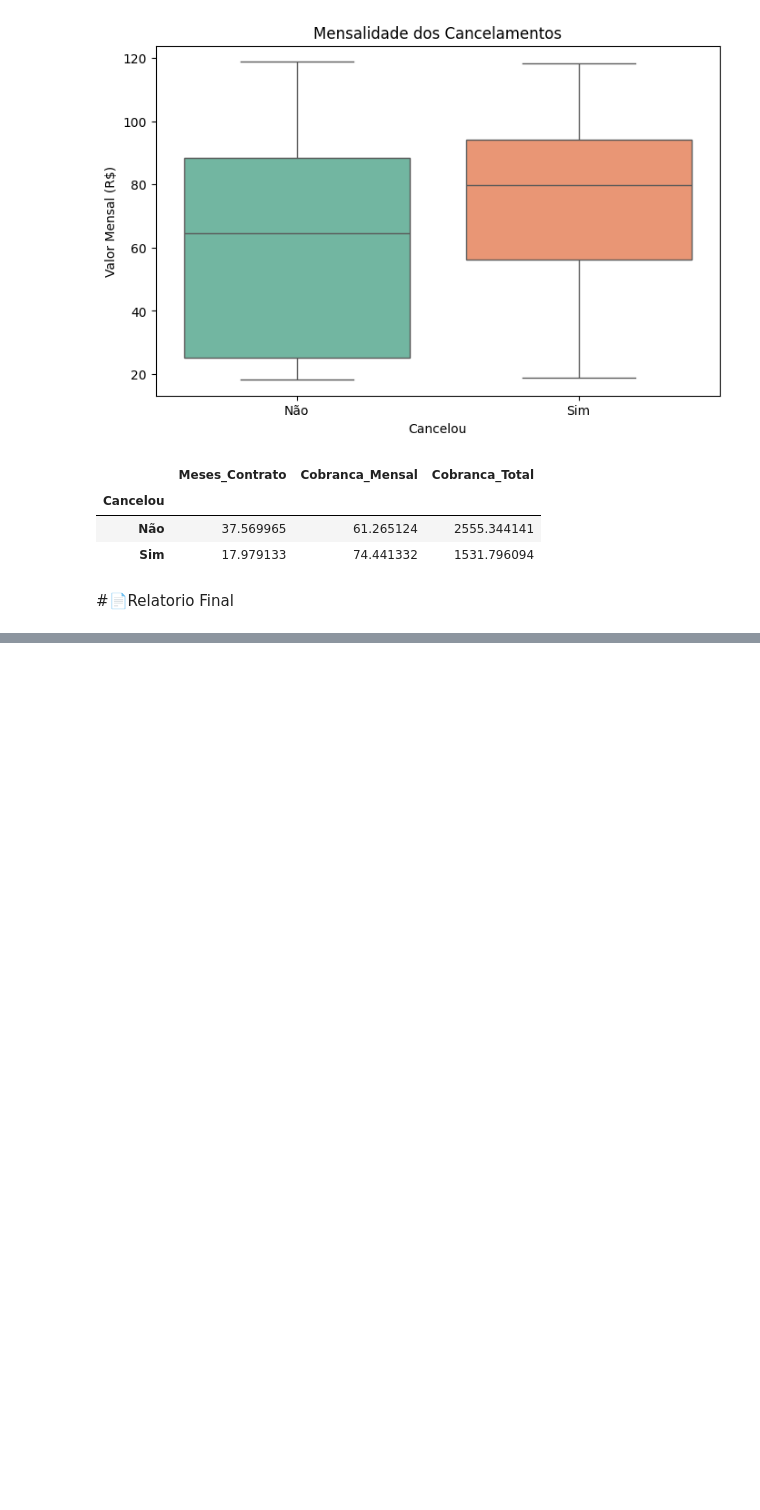
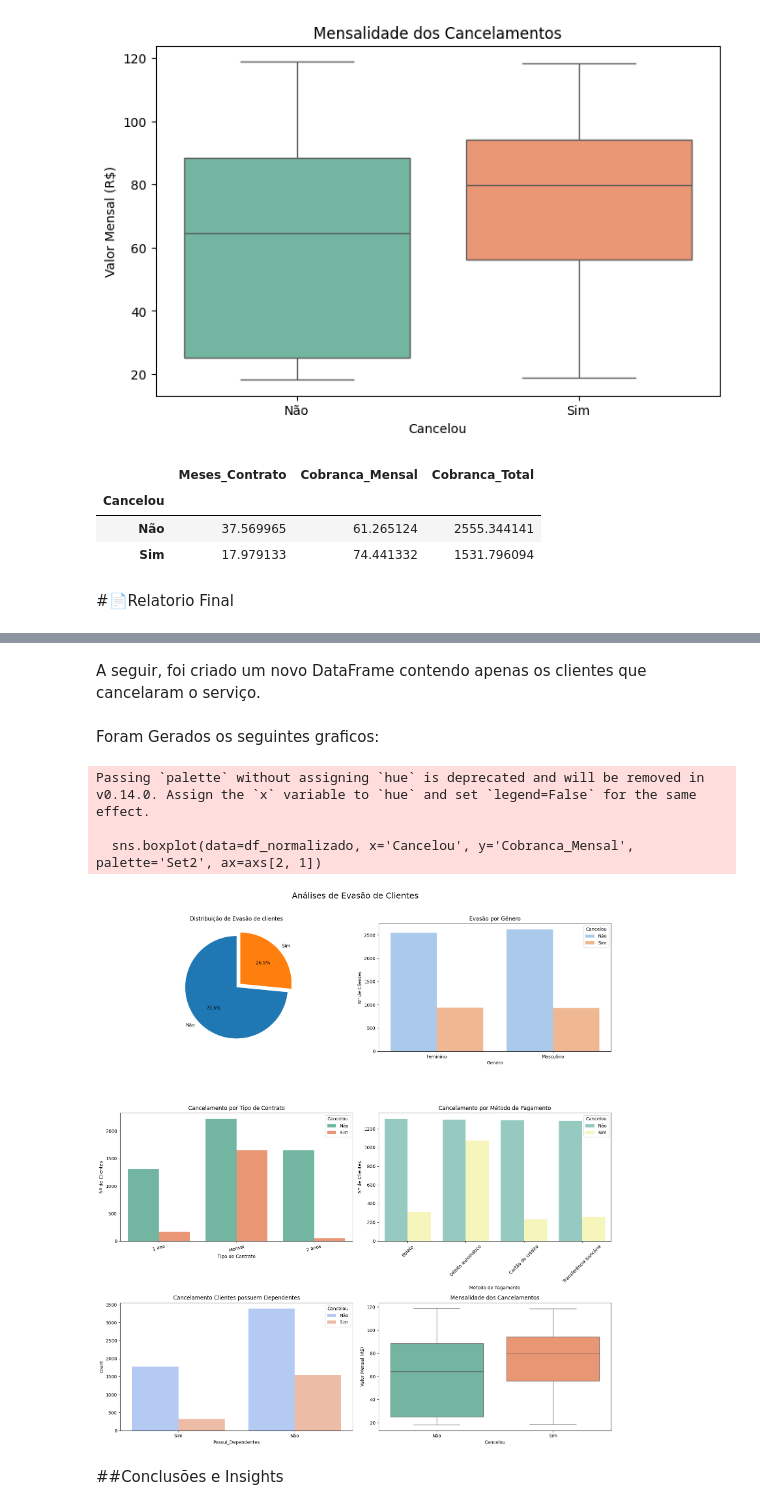
Before and after one commit to JessePMelo/Challenge-telecom-x, a Jupyter notebook: TelecomX_BR.ipynb, the cells around one changed output, grey strips where cells are left out. Saved outputs shown, nothing was run; the diff lists cells and outputs as text; code cells hidden in the pictures; blank space fills up the shorter version.

```diff
--- a/TelecomX_BR.ipynb
+++ b/TelecomX_BR.ipynb
@@ -367,0 +508,2 @@ df_normalizado.groupby('Cancelou')[['Meses_Contrato', 'Cobranca_Mensal', 'Cobran
+# %%
+df_normalizado = df_normalizado[df_normalizado['Cancelou'].str.strip() != '']
@@ -367,0 +512,14 @@ df_normalizado.groupby('Cancelou')[['Meses_Contrato', 'Cobranca_Mensal', 'Cobran
+# %%
+import datetime
+import calendar
+
+# Pega o ano e mês atual
+hoje = datetime.date.today()
+ano = hoje.year
+mes = hoje.month
+
+# Obtém o número de dias no mês atual
+dias_no_mes = calendar.monthrange(ano, mes)[1]
+dias_no_mes
+
+df_normalizado["Contas_Diarias"]= df_normalizado['Cobranca_Mensal']/dias_no_mes
@@ -367,0 +553,2 @@ df_normalizado.groupby('Cancelou')[['Meses_Contrato', 'Cobranca_Mensal', 'Cobran
+# %% [markdown]
+A seguir, foi criado um novo DataFrame contendo apenas os clientes que cancelaram o serviço.
@@ -367,0 +557,53 @@ df_normalizado.groupby('Cancelou')[['Meses_Contrato', 'Cobranca_Mensal', 'Cobran
+# %% [markdown]
+Foram Gerados os seguintes graficos:
+# %%
+import matplotlib.pyplot as plt
+import seaborn as sns
+
+# Criação da figura com 3 linhas e 2 colunas
+fig, axs = plt.subplots(3, 2, figsize=(16, 18))
+fig.suptitle('Análises de Evasão de Clientes', fontsize=18)
+
+# Gráfico 1 - Pizza
+churn_counts = df_normalizado['Cancelou'].value_counts()
+axs[0, 0].pie(churn_counts, labels=churn_counts.index, autopct='%1.1f%%', startangle=90, explode=(0, 0.1))
+axs[0, 0].set_title('Distribuição de Evasão de clientes')
+
+# Gráfico 2 - Gênero
+sns.countplot(data=df_normalizado, x='Genero', hue='Cancelou', palette='pastel', ax=axs[0, 1])
+axs[0, 1].set_title('Evasão por Gênero')
+axs[0, 1].set_ylabel('Nº de Clientes')
+
+# Gráfico 3 - Tipo de Contrato
+sns.countplot(data=df_normalizado, x='Tipo_Contrato', hue='Cancelou', palette='Set2', ax=axs[1, 0])
+axs[1, 0].set_title('Cancelamento por Tipo de Contrato')
+axs[1, 0].set_xlabel('Tipo de Contrato')
+axs[1, 0].set_ylabel('Nº de Clientes')
+axs[1, 0].tick_params(axis='x', rotation=15)
+
+# Gráfico 4 - Método de Pagamento
+sns.countplot(data=df_normalizado, x='Metodo_Pagamento', hue='Cancelou', palette='Set3', ax=axs[1, 1])
+axs[1, 1].set_title('Cancelamento por Método de Pagamento')
+axs[1, 1].set_xlabel('Método de Pagamento')
+axs[1, 1].set_ylabel('Nº de Clientes')
+axs[1, 1].tick_params(axis='x', rotation=45)
+
+# Gráfico 5 - Dependentes
+sns.countplot(data=df_normalizado, x='Possui_Dependentes', hue='Cancelou', palette='coolwarm', ax=axs[2, 0])
+axs[2, 0].set_title('Cancelamento Clientes possuem Dependentes')
+
+# Gráfico 6 - Boxplot Cobranca Mensal
+sns.boxplot(data=df_normalizado, x='Cancelou', y='Cobranca_Mensal', palette='Set2', ax=axs[2, 1])
+axs[2, 1].set_title('Mensalidade dos Cancelamentos')
+axs[2, 1].set_ylabel('Valor Mensal (R$)')
+
+# Ajustar layout
+plt.tight_layout(rect=[0, 0.03, 1, 0.97])
+plt.show()
+# %% [output]
+Passing `palette` without assigning `hue` is deprecated and will be removed in v0.14.0. Assign the `x` variable to `hue` and set `legend=False` for the same effect.
+
+  sns.boxplot(data=df_normalizado, x='Cancelou', y='Cobranca_Mensal', palette='Set2', ax=axs[2, 1])
+[figure, added]
+# %% [markdown]
+##Conclusões e Insights
```
Also changed, not shown: parts of 21 cells of this notebook.
